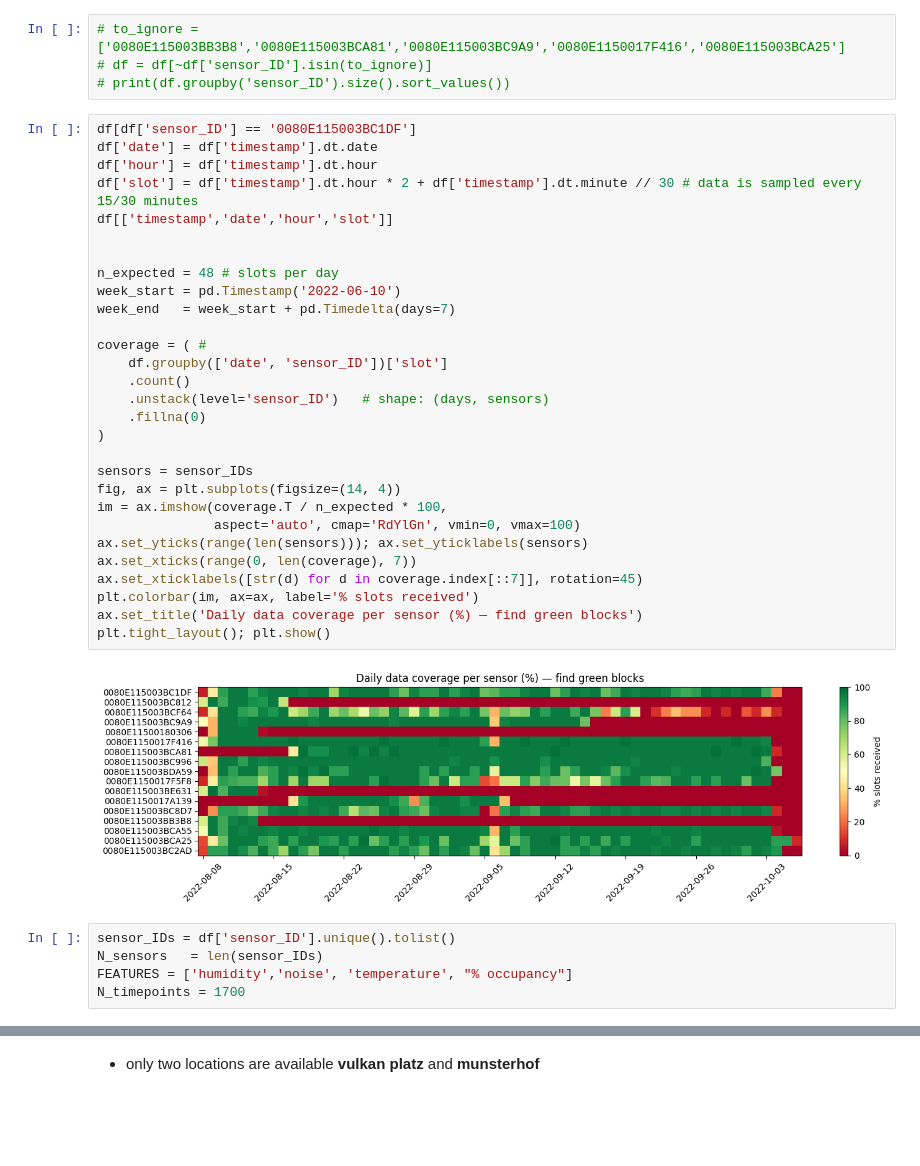
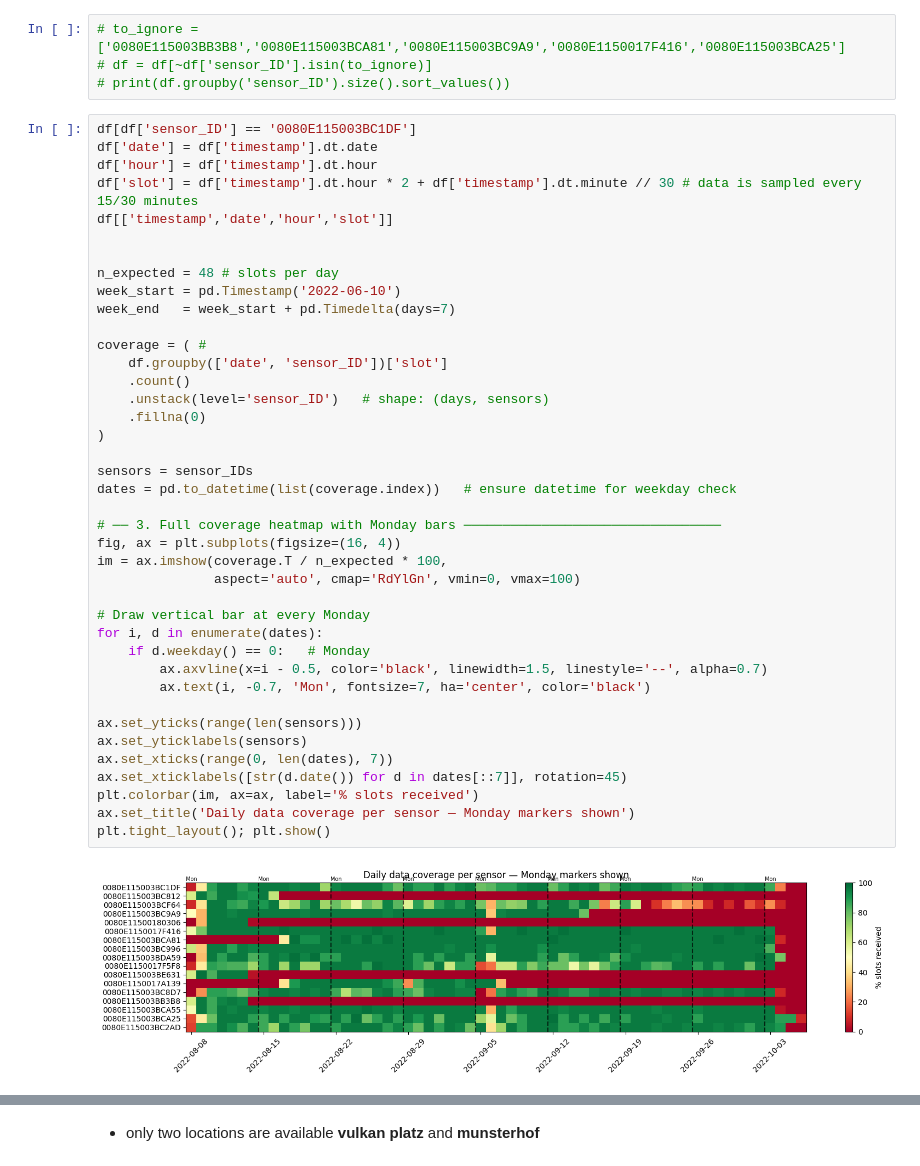
Before and after one commit to tudi72/Sensor_Equivalency_Tucker3, a Jupyter notebook: demo.ipynb, the cells around one changed output, grey strips where cells are left out. Saved outputs shown, nothing was run; the diff lists cells and outputs as text; blank space fills up the shorter version.

```diff
--- a/demo.ipynb
+++ b/demo.ipynb
@@ -49,36 +49,42 @@ Name: count, dtype: int64
 # %%
 df[df['sensor_ID'] == '0080E115003BC1DF']
 df['date'] = df['timestamp'].dt.date
 df['hour'] = df['timestamp'].dt.hour
 df['slot'] = df['timestamp'].dt.hour * 2 + df['timestamp'].dt.minute // 30 # data is sampled every 15/30 minutes
 df[['timestamp','date','hour','slot']]
 
 
 n_expected = 48 # slots per day
 week_start = pd.Timestamp('2022-06-10')
 week_end   = week_start + pd.Timedelta(days=7)
 
 coverage = ( #
     df.groupby(['date', 'sensor_ID'])['slot']
     .count()
     .unstack(level='sensor_ID')   # shape: (days, sensors)
     .fillna(0)
 )
 
 sensors = sensor_IDs
-fig, ax = plt.subplots(figsize=(14, 4))
+dates = pd.to_datetime(list(coverage.index))   # ensure datetime for weekday check
+
+# ── 3. Full coverage heatmap with Monday bars ─────────────────────────────────
+fig, ax = plt.subplots(figsize=(16, 4))
 im = ax.imshow(coverage.T / n_expected * 100,
                aspect='auto', cmap='RdYlGn', vmin=0, vmax=100)
-ax.set_yticks(range(len(sensors))); ax.set_yticklabels(sensors)
-ax.set_xticks(range(0, len(coverage), 7))
-ax.set_xticklabels([str(d) for d in coverage.index[::7]], rotation=45)
+
+# Draw vertical bar at every Monday
+for i, d in enumerate(dates):
+    if d.weekday() == 0:   # Monday
+        ax.axvline(x=i - 0.5, color='black', linewidth=1.5, linestyle='--', alpha=0.7)
+        ax.text(i, -0.7, 'Mon', fontsize=7, ha='center', color='black')
+
+ax.set_yticks(range(len(sensors)))
+ax.set_yticklabels(sensors)
+ax.set_xticks(range(0, len(dates), 7))
+ax.set_xticklabels([str(d.date()) for d in dates[::7]], rotation=45)
 plt.colorbar(im, ax=ax, label='% slots received')
-ax.set_title('Daily data coverage per sensor (%) — find green blocks')
+ax.set_title('Daily data coverage per sensor — Monday markers shown')
 plt.tight_layout(); plt.show()
 # %% [output]
-[figure, old version]
+[figure, new version]
-# %%
-sensor_IDs = df['sensor_ID'].unique().tolist()
-N_sensors   = len(sensor_IDs)
-FEATURES = ['humidity','noise', 'temperature', "% occupancy"]
-N_timepoints = 1700
```
Also changed, not shown: parts of 9 cells of this notebook.
